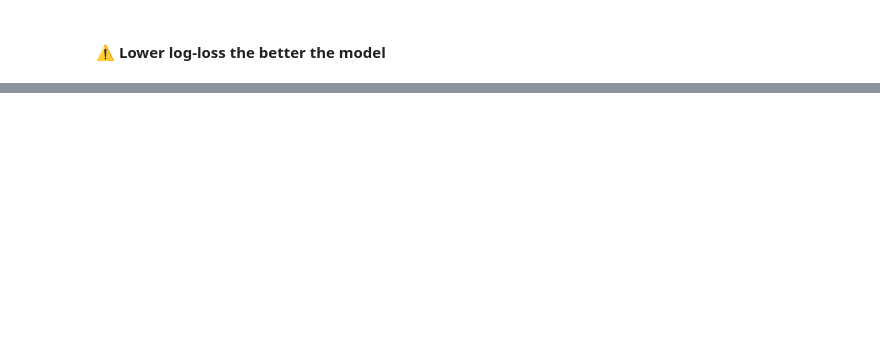
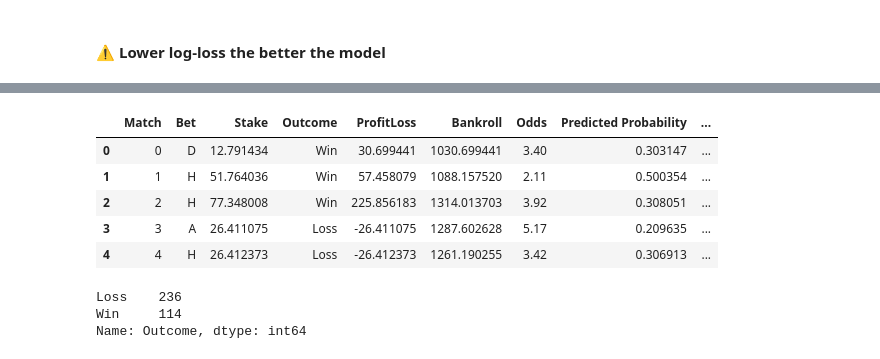
Before and after one commit to cabeywic/football-ml-betting, a Jupyter notebook: notebooks/experiments.ipynb, the cells around one changed output, grey strips where cells are left out. Saved outputs shown, nothing was run; the diff lists cells and outputs as text; code cells hidden in the pictures; blank space fills up the shorter version.

```diff
--- a/notebooks/experiments.ipynb
+++ b/notebooks/experiments.ipynb
@@ -227,3 +234,18 @@ Ending bankroll: 915.9633663694707
+# %%
+strategy.history.head(5)
+# %% [output]
+|  | Match | Bet | Stake | Outcome | ProfitLoss | Bankroll | Odds | Predicted Probability | ... |
+| 0 | 0 | D | 12.791434 | Win | 30.699441 | 1030.699441 | 3.40 | 0.303147 | ... |
+| 1 | 1 | H | 51.764036 | Win | 57.458079 | 1088.157520 | 2.11 | 0.500354 | ... |
+| 2 | 2 | H | 77.348008 | Win | 225.856183 | 1314.013703 | 3.92 | 0.308051 | ... |
+| 3 | 3 | A | 26.411075 | Loss | -26.411075 | 1287.602628 | 5.17 | 0.209635 | ... |
+| 4 | 4 | H | 26.412373 | Loss | -26.412373 | 1261.190255 | 3.42 | 0.306913 | ... |
+# %%
+strategy.history["Outcome"].value_counts()
+# %% [output]
+Loss    236
+Win     114
+Name: Outcome, dtype: int64
 # %%
 strategy.metric_report()
 # %% [output]
```
Also changed, not shown: parts of 20 cells of this notebook, 6 other files.
